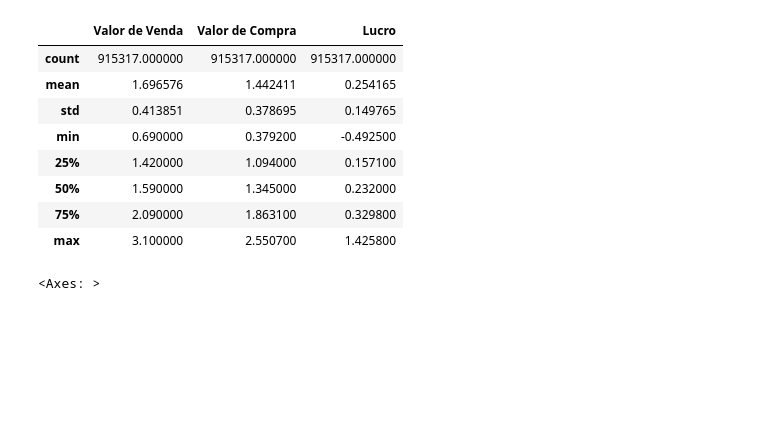
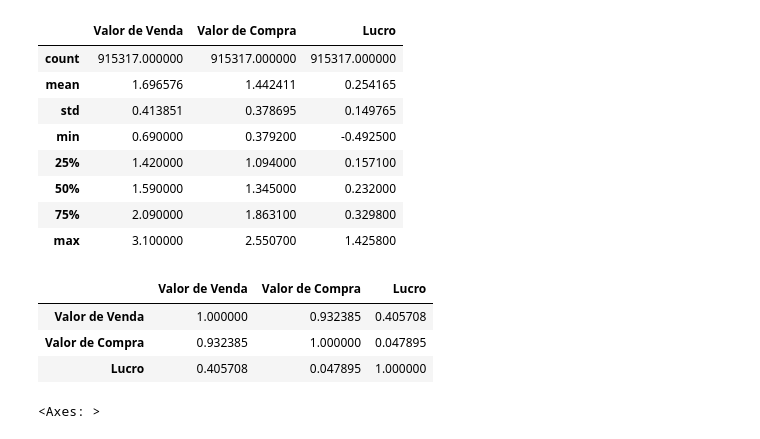
Before and after one commit to SandraRojasZ/DataScience, a Jupyter notebook: ProjetoAED.ipynb, the cells around one changed output. Drawn from its saved outputs; the diff is of its cells as text; code cells hidden in the pictures; blank space fills up the shorter version.

```diff
--- a/ProjetoAED.ipynb
+++ b/ProjetoAED.ipynb
@@ -266,4 +266,11 @@ df_combustiveis_2.describe()
 | 50% | 1.590000 | 1.345000 | 0.232000 |
 | 75% | 2.090000 | 1.863100 | 0.329800 |
 | max | 3.100000 | 2.550700 | 1.425800 |
+# %%
+df_combustiveis_2.corr(method='pearson', numeric_only=True)
+# %% [output]
+|  | Valor de Venda | Valor de Compra | Lucro |
+| Valor de Venda | 1.000000 | 0.932385 | 0.405708 |
+| Valor de Compra | 0.932385 | 1.000000 | 0.047895 |
+| Lucro | 0.405708 | 0.047895 | 1.000000 |
 # %%
```
Also changed, not shown: parts of 3 cells of this notebook.
